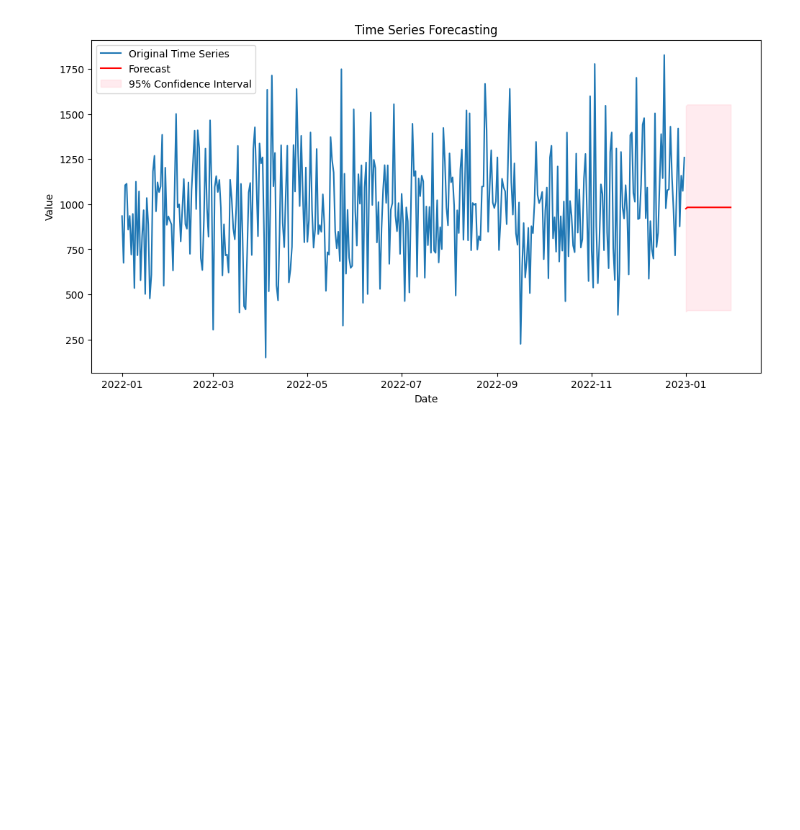
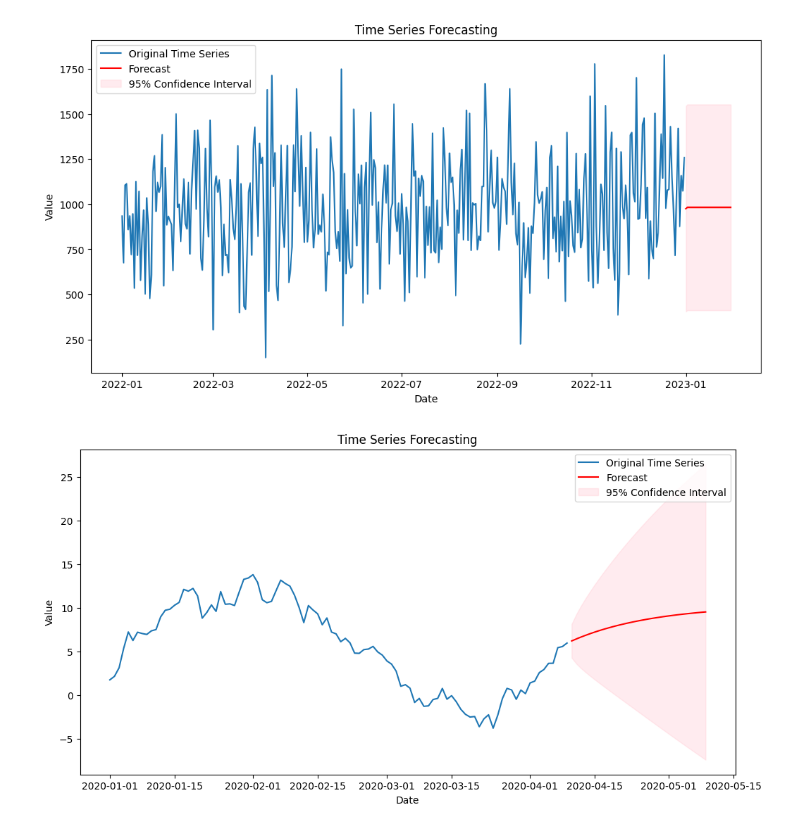
Before and after one commit to ChopinNo3Op9/Data-Analysis, a Jupyter notebook: time series.ipynb, the cells around one changed output. Cells and saved outputs as stored; diff of their text form; code cells hidden in the pictures; blank space fills up the shorter version.

```diff
--- a/time series.ipynb
+++ b/time series.ipynb
@@ -129,3 +132,33 @@ plt.legend()
 plt.show()
 # %% [output]
 [figure]
+# %%
+# Sample data generation for demonstration
+np.random.seed(0)
+data = pd.date_range(start='2020-01-01', periods=100, freq='D')
+ts = pd.Series(np.random.randn(100).cumsum(), index=data)
+
+# Fit an ARIMA model
+model = ARIMA(ts, order=(1, 1, 1))
+results = model.fit()
+
+# Forecast future values
+forecast_steps = 30
+forecast = results.get_forecast(steps=forecast_steps)
+
+# Extract the forecasted values and confidence intervals
+forecast_values = forecast.predicted_mean
+forecast_ci = forecast.conf_int()
+
+# Plot the original time series and the forecasted values
+plt.figure(figsize=(12, 6))
+plt.plot(ts, label='Original Time Series')
+plt.plot(pd.date_range(start=ts.index[-1], periods=forecast_steps + 1, freq='D')[1:], forecast_values, label='Forecast', color='red')
+plt.fill_between(forecast_ci.index, forecast_ci.iloc[:, 0], forecast_ci.iloc[:, 1], color='pink', alpha=0.3, label='95% Confidence Interval')
+plt.title('Time Series Forecasting')
+plt.xlabel('Date')
+plt.ylabel('Value')
+plt.legend()
+plt.show()
+# %% [output]
+[figure, added]
```
Also changed, not shown: parts of 3 cells of this notebook.
